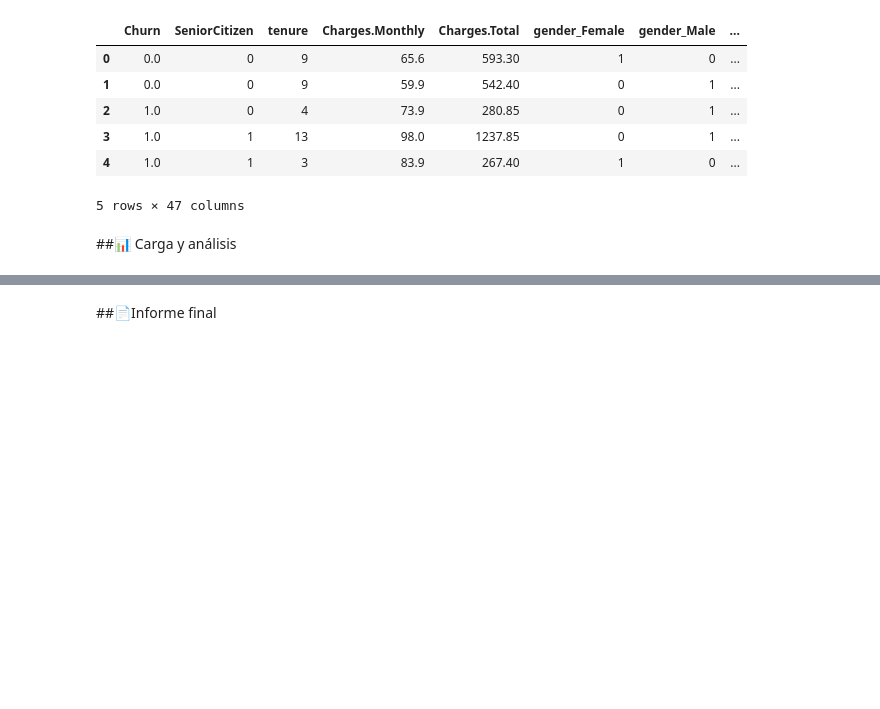
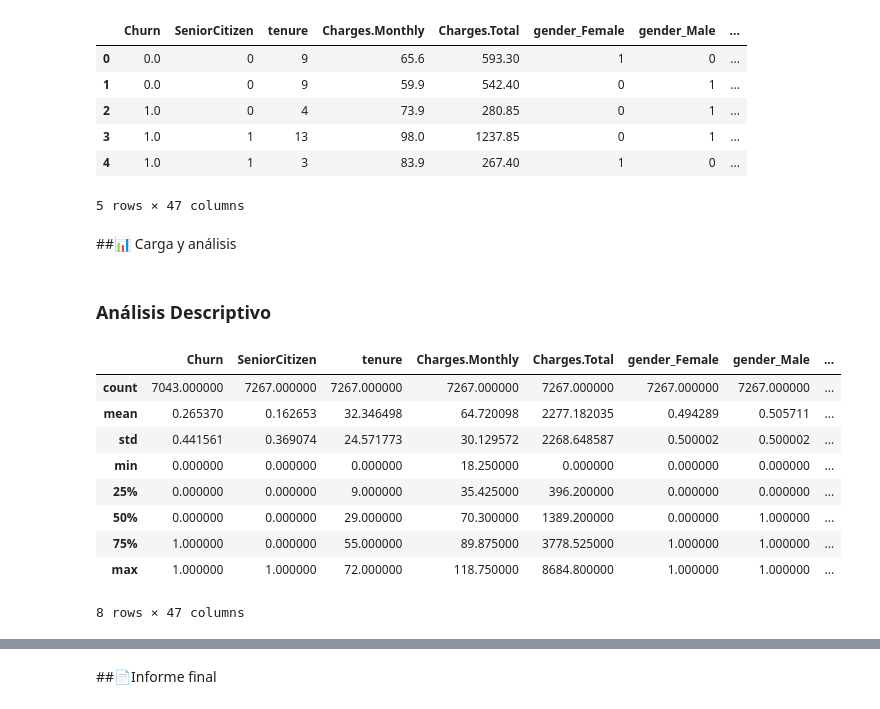
Before and after one commit to ggsgranados/TelecomX-LATAM, a Jupyter notebook: TelecomX_LATAM.ipynb, the cells around one changed output, grey strips where cells are left out. Drawn from its saved outputs; the diff is of its cells as text; code cells hidden in the pictures; blank space fills up the shorter version.

Commit message:
add: Análisis descriptivo

```diff
--- a/TelecomX_LATAM.ipynb
+++ b/TelecomX_LATAM.ipynb
@@ -228,3 +228,19 @@ df_normalizado.head()
 5 rows × 47 columns
 # %% [markdown]
 ##📊 Carga y análisis
+# %% [markdown]
+### Análisis Descriptivo
+# %%
+# Análisis general
+df_normalizado.describe()
+# %% [output]
+|  | Churn | SeniorCitizen | tenure | Charges.Monthly | Charges.Total | gender_Female | gender_Male | ... |
+| count | 7043.000000 | 7267.000000 | 7267.000000 | 7267.000000 | 7267.000000 | 7267.000000 | 7267.000000 | ... |
+| mean | 0.265370 | 0.162653 | 32.346498 | 64.720098 | 2277.182035 | 0.494289 | 0.505711 | ... |
+| std | 0.441561 | 0.369074 | 24.571773 | 30.129572 | 2268.648587 | 0.500002 | 0.500002 | ... |
+| min | 0.000000 | 0.000000 | 0.000000 | 18.250000 | 0.000000 | 0.000000 | 0.000000 | ... |
+| 25% | 0.000000 | 0.000000 | 9.000000 | 35.425000 | 396.200000 | 0.000000 | 0.000000 | ... |
+| 50% | 0.000000 | 0.000000 | 29.000000 | 70.300000 | 1389.200000 | 0.000000 | 1.000000 | ... |
+| 75% | 1.000000 | 0.000000 | 55.000000 | 89.875000 | 3778.525000 | 1.000000 | 1.000000 | ... |
+| max | 1.000000 | 1.000000 | 72.000000 | 118.750000 | 8684.800000 | 1.000000 | 1.000000 | ... |
+8 rows × 47 columns
```
Also changed, not shown: parts of 4 cells of this notebook.
